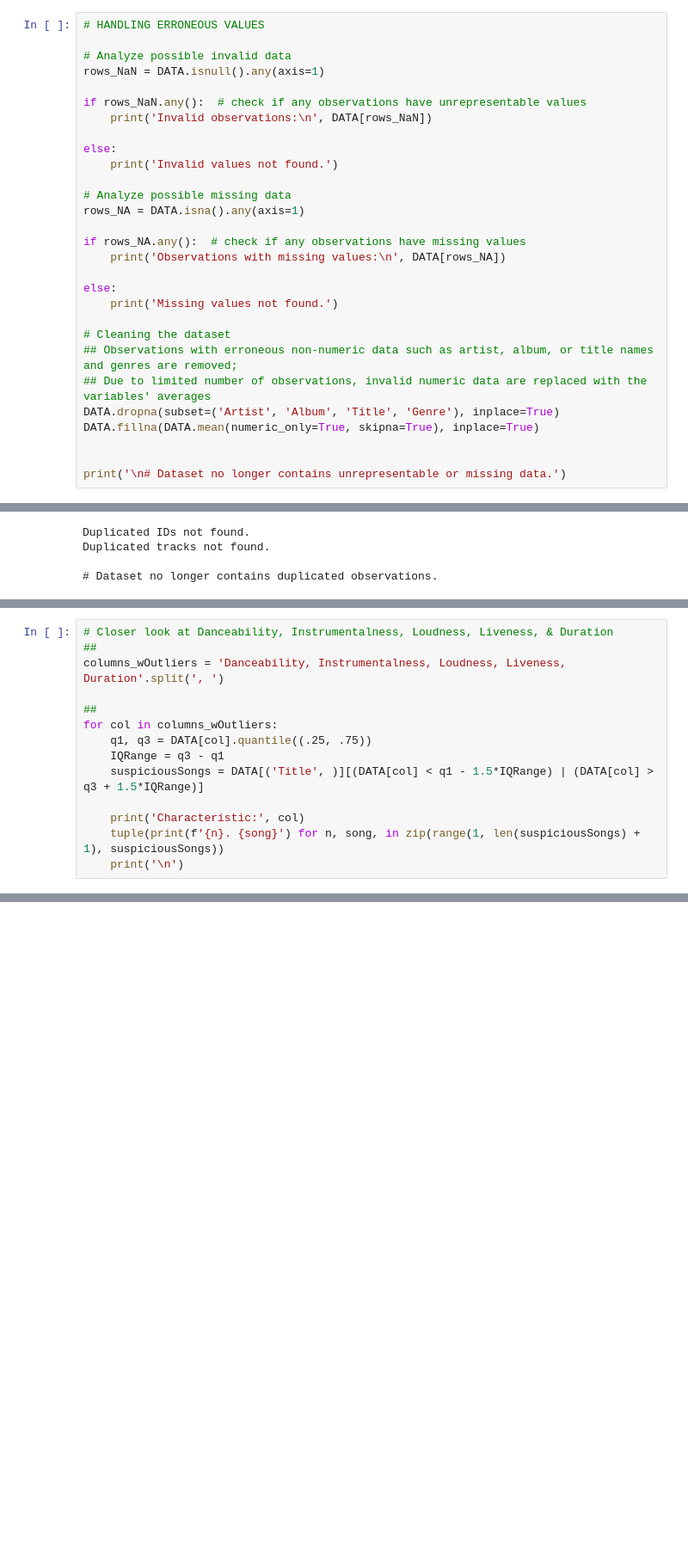
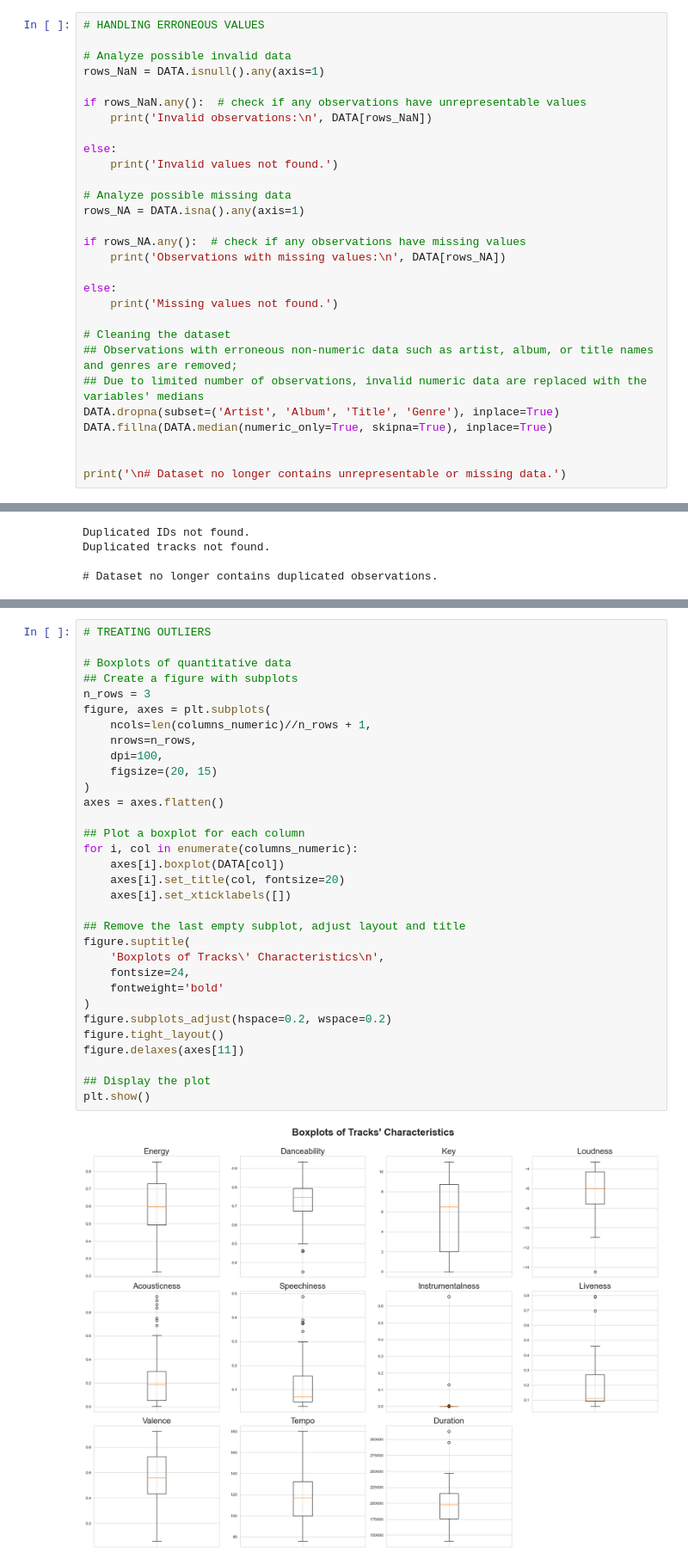
Before and after one commit to 2HO4/SpotifySongs, a Jupyter notebook: EDA_SpotifyTopTracks.ipynb, the cells around one changed output, grey strips where cells are left out. Shown at 86% size. Drawn from its saved outputs; the diff is of its cells as text; blank space fills up the shorter version.

```diff
--- a/EDA_SpotifyTopTracks.ipynb
+++ b/EDA_SpotifyTopTracks.ipynb
@@ -123,9 +167,9 @@ else:
 
 # Cleaning the dataset
 ## Observations with erroneous non-numeric data such as artist, album, or title names and genres are removed;
-## Due to limited number of observations, invalid numeric data are replaced with the variables' averages
+## Due to limited number of observations, invalid numeric data are replaced with the variables' medians
 DATA.dropna(subset=('Artist', 'Album', 'Title', 'Genre'), inplace=True)
-DATA.fillna(DATA.mean(numeric_only=True, skipna=True), inplace=True)
+DATA.fillna(DATA.median(numeric_only=True, skipna=True), inplace=True)
 
 
 print('\n# Dataset no longer contains unrepresentable or missing data.')
@@ -227,14 +214,0 @@ Name: Title, dtype: object
-# %%
-# Closer look at Danceability, Instrumentalness, Loudness, Liveness, & Duration
-##
-columns_wOutliers = 'Danceability, Instrumentalness, Loudness, Liveness, Duration'.split(', ')
-
-##
-for col in columns_wOutliers:
-    q1, q3 = DATA[col].quantile((.25, .75))
-    IQRange = q3 - q1
-    suspiciousSongs = DATA[('Title', )][(DATA[col] < q1 - 1.5*IQRange) | (DATA[col] > q3 + 1.5*IQRange)]
-
-    print('Characteristic:', col)
-    tuple(print(f'{n}. {song}') for n, song, in zip(range(1, len(suspiciousSongs) + 1), suspiciousSongs))
-    print('\n')
@@ -353,0 +219,34 @@ plotScatterMatrix(df1, 20, 10)
+# %%
+# TREATING OUTLIERS
+
+# Boxplots of quantitative data
+## Create a figure with subplots
+n_rows = 3
+figure, axes = plt.subplots(
+    ncols=len(columns_numeric)//n_rows + 1,
+    nrows=n_rows,
+    dpi=100,
+    figsize=(20, 15)
+)
+axes = axes.flatten()
+
+## Plot a boxplot for each column
+for i, col in enumerate(columns_numeric):
+    axes[i].boxplot(DATA[col])
+    axes[i].set_title(col, fontsize=20)
+    axes[i].set_xticklabels([])
+
+## Remove the last empty subplot, adjust layout and title
+figure.suptitle(
+    'Boxplots of Tracks\' Characteristics\n',
+    fontsize=24,
+    fontweight='bold'
+)
+figure.subplots_adjust(hspace=0.2, wspace=0.2)
+figure.tight_layout()
+figure.delaxes(axes[11])
+
+## Display the plot
+plt.show()
+# %% [output]
+[figure, added]
```
Also changed, not shown: parts of 67 cells of this notebook.
